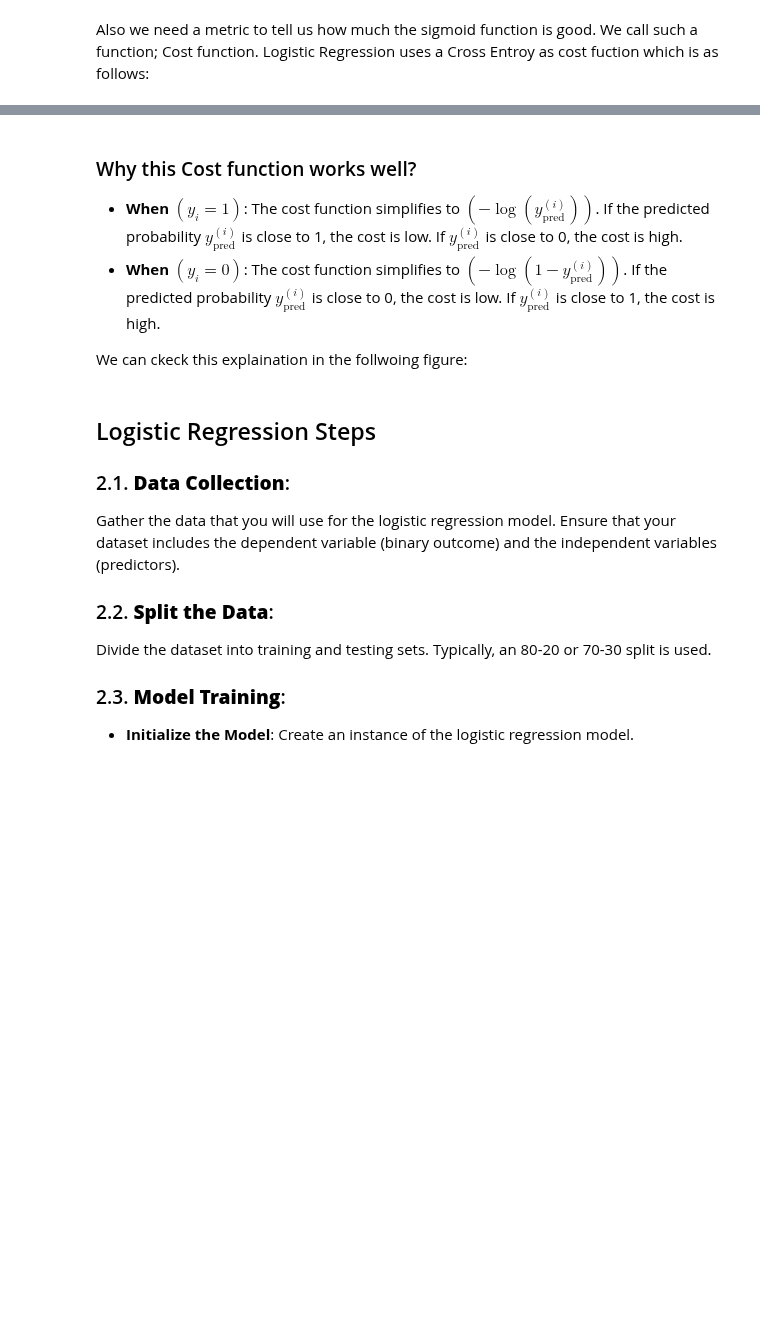
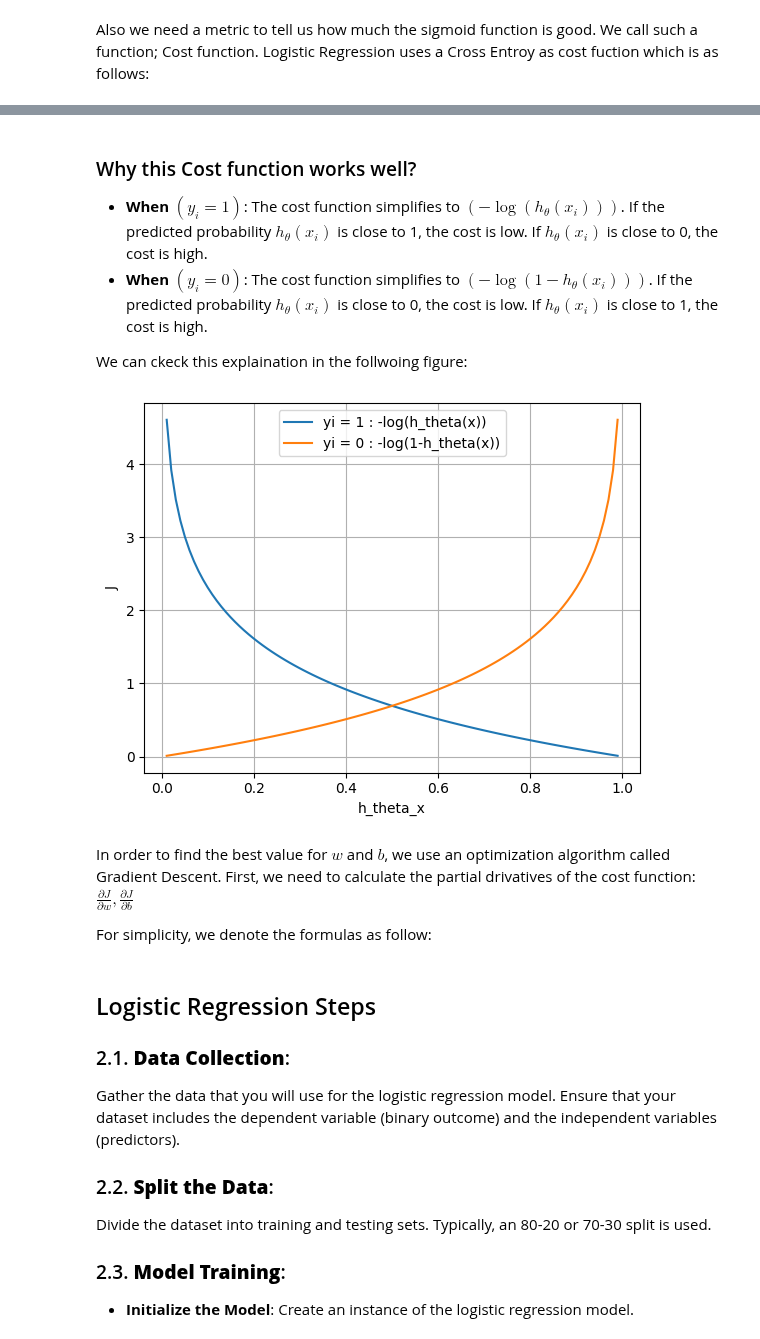
Before and after one commit to barzansaeedpour/foundations-of-machine-learning, a Jupyter notebook: 02_Supervised Learning/02_classification/Logestic Regression/01_logistic_regression_from_scratch.ipynb, the cells around one changed output, grey strips where cells are left out. Drawn from its saved outputs; the diff is of its cells as text; code cells hidden in the pictures; blank space fills up the shorter version.

Commit message:
wroking on logistic regression formulas

```diff
--- a/02_Supervised Learning/02_classification/Logestic Regression/01_logistic_regression_from_scratch.ipynb
+++ b/02_Supervised Learning/02_classification/Logestic Regression/01_logistic_regression_from_scratch.ipynb
@@ -156,8 +152,8 @@ where:
 
 
 ### Why this Cost function works well?
-- **When $(y_i=1)$**: The cost function simplifies to $(-\log(y_{\text{pred}}^{(i)}))$. If the predicted probability $y_{\text{pred}}^{(i)}$ is close to 1, the cost is low. If $y_{\text{pred}}^{(i)}$ is close to 0, the cost is high.
-- **When $(y_i=0)$**: The cost function simplifies to $(-\log(1 - y_{\text{pred}}^{(i)}))$. If the predicted probability $y_{\text{pred}}^{(i)}$ is close to 0, the cost is low. If $y_{\text{pred}}^{(i)}$ is close to 1, the cost is high.
+- **When $(y_i=1)$**: The cost function simplifies to $(-\log(h_\theta(x_i)))$. If the predicted probability $h_\theta(x_i)$ is close to 1, the cost is low. If $h_\theta(x_i)$ is close to 0, the cost is high.
+- **When $(y_i=0)$**: The cost function simplifies to $(-\log(1 - h_\theta(x_i)))$. If the predicted probability $h_\theta(x_i)$ is close to 0, the cost is low. If $h_\theta(x_i)$ is close to 1, the cost is high.
 
 We can ckeck this explaination in the follwoing figure:
 <!--
@@ -182,6 +178,37 @@ $$
 $$
 h_\theta(x) = \hat{y} = \sigma(w^{T}x + b)
 $$ -->
+# %%
+import matplotlib.pyplot as plt
+import numpy as np
+
+# Generate h_theta_x values from 0.1 to 10 (logarithm of 0 is undefined)
+h_theta_x = np.linspace(0.01, 0.99, 100)
+# Compute -log(x)
+j = -np.log(h_theta_x)
+j2 = -np.log(1-h_theta_x)
+
+# Create the plot
+plt.plot(h_theta_x, j, label='yi = 1 : -log(h_theta(x))')
+plt.plot(h_theta_x, j2, label='yi = 0 : -log(1-h_theta(x))')
+
+plt.xlabel('h_theta_x')
+plt.ylabel('J')
+plt.legend()
+plt.grid(True)
+plt.show()
+# %% [output]
+[figure, added]
+# %% [markdown]
+In order to find the best value for $w$ and $b$, we use an optimization algorithm called Gradient Descent. First, we need to calculate the partial drivatives of the cost function: $\frac{\partial{J}}{\partial{w}} , \frac{\partial{J}}{\partial{b}}$
+
+
+For simplicity, we denote the formulas as follow:
+
+
+<!-- $$
+\frac{\partial{J}}{\partial{w}}
+$$ -->
 # %% [markdown]
 ## Logistic Regression Steps
 
```
Also changed, not shown: parts of 1 cell of this notebook.
